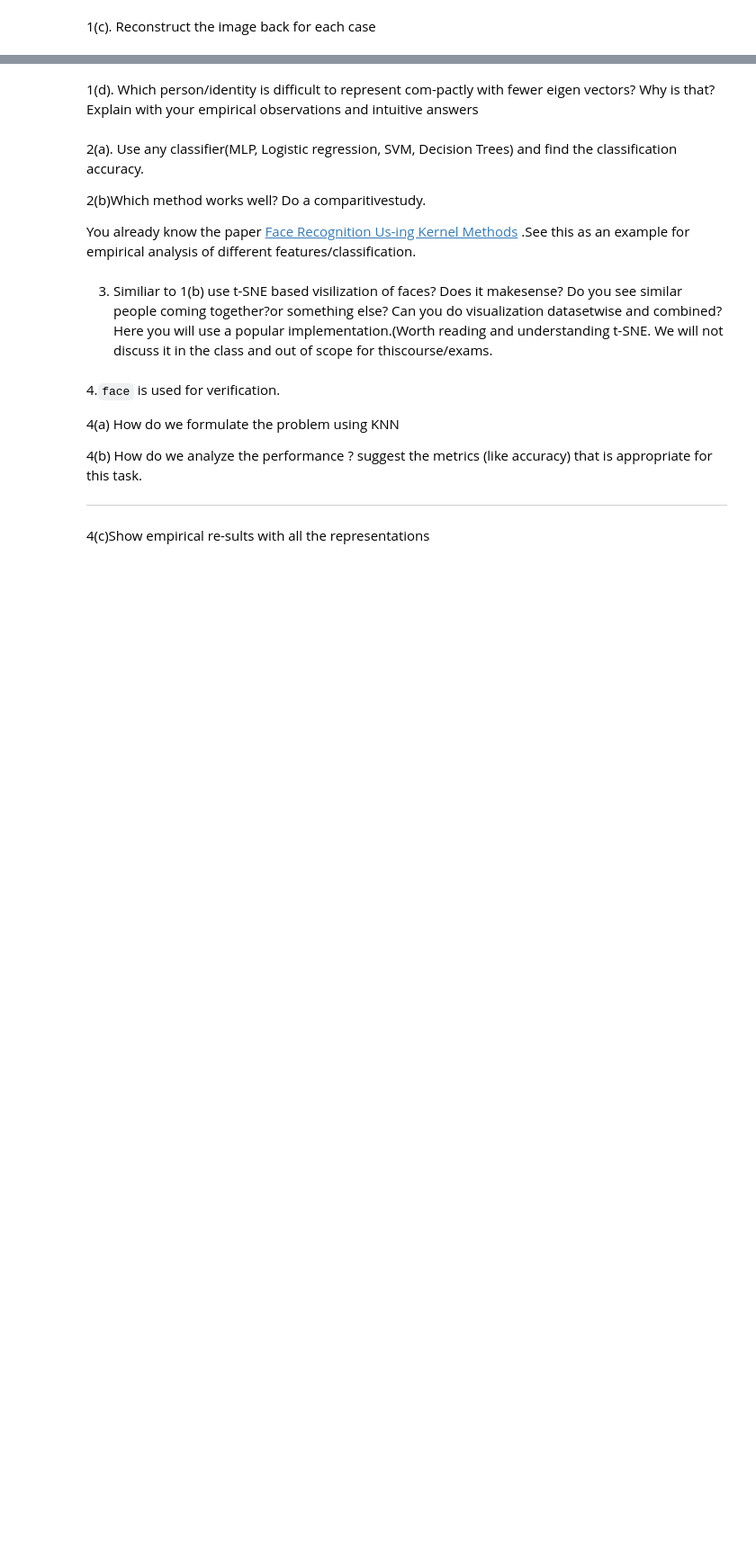
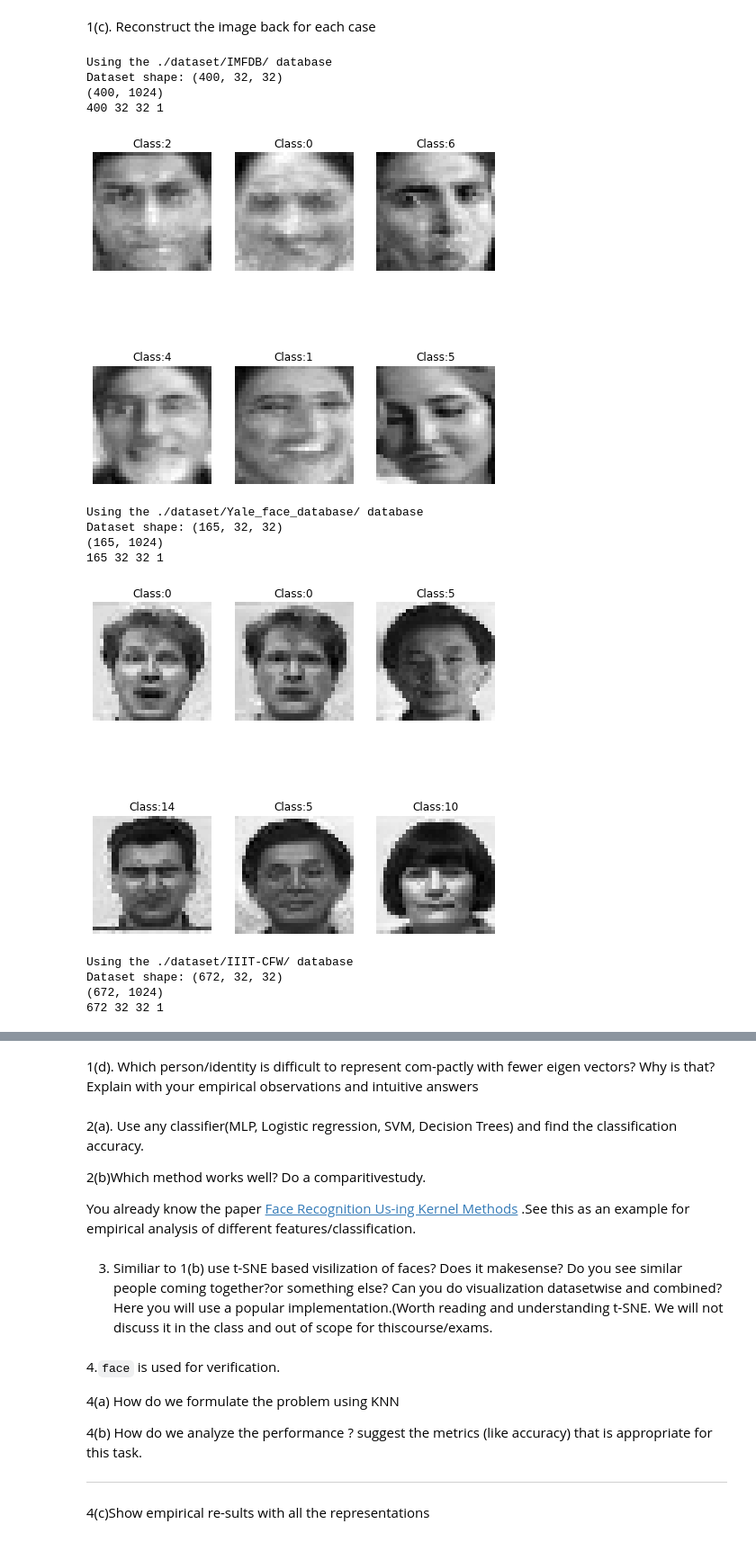
Before and after one commit to zubairabid/SMAI_Assignment2, a Jupyter notebook: 20171076.ipynb, the cells around one changed output, grey strips where cells are left out. Shown: that part at 90% size. Drawn from its saved outputs; the diff is of its cells as text; code cells hidden in the pictures; blank space fills up the shorter version.

```diff
--- a/20171076.ipynb
+++ b/20171076.ipynb
@@ -468,7 +543,7 @@ Dataset shape: (672, 32, 32, 3)
 # %% [markdown]
 1(c). Reconstruct  the  image  back for each case
 # %%
-def reconstruct_images(<input_parameters>,*args,**kwargs):
+def def_reconstruct_images(approximation, shape):
     """
         Reconstruct the images back by just using the selected principal components.
 
@@ -483,17 +558,46 @@ def reconstruct_images(<input_parameters>,*args,**kwargs):
 
     """
 
-    pass
-    reconstruct_X = None
+
+    reconstruct_X = approximation.reshape(shape)
 
     return reconstruct_X
 # %%
 # Display results
-# X_reconstruced = reconstruct_images()
+i = 0
+for dirpath in paths:
+    print('Using the {0} database'.format(dirpath))
 
-# Display random images
-# ind = np.random.randint(0,y.shape[0],6)
-# disply_images(X_reconstruced_3D[ind,...],y[ind],row=2,col=3)
+    X,y = load_data(dirpath)
+    N,H,W = X.shape[0:3]
+    C = 1 if opt['is_grayscale'] else X.shape[3]
+    X = X.reshape((N,H*W*C))
+    print(X.shape)
+    print(N, H, W, C)
+
+    X_k, approximation, explained_variance = get_pca(X, best_feature_counts[i])
+    i += 1
+
+    X_reconstruced = def_reconstruct_images(approximation, (N, H, W))
+
+    # Display random images
+    ind = np.random.randint(0,y.shape[0],6)
+    disply_images(X_reconstruced[ind,...],y[ind],row=2,col=3)
 
 # Show the reconstruction error
-print(np.sqrt(np.mean((X - X_reconstructed)**2)))
+# print(np.sqrt(np.mean((X - X_reconstructed)**2)))
+# %% [output]
+Using the ./dataset/IMFDB/ database
+Dataset shape: (400, 32, 32)
+(400, 1024)
+400 32 32 1
+[figure, added]
+Using the ./dataset/Yale_face_database/ database
+Dataset shape: (165, 32, 32)
+(165, 1024)
+165 32 32 1
+[figure, added]
+Using the ./dataset/IIIT-CFW/ database
+Dataset shape: (672, 32, 32)
+(672, 1024)
+672 32 32 1
```
Also changed, not shown: parts of 14 cells of this notebook.
